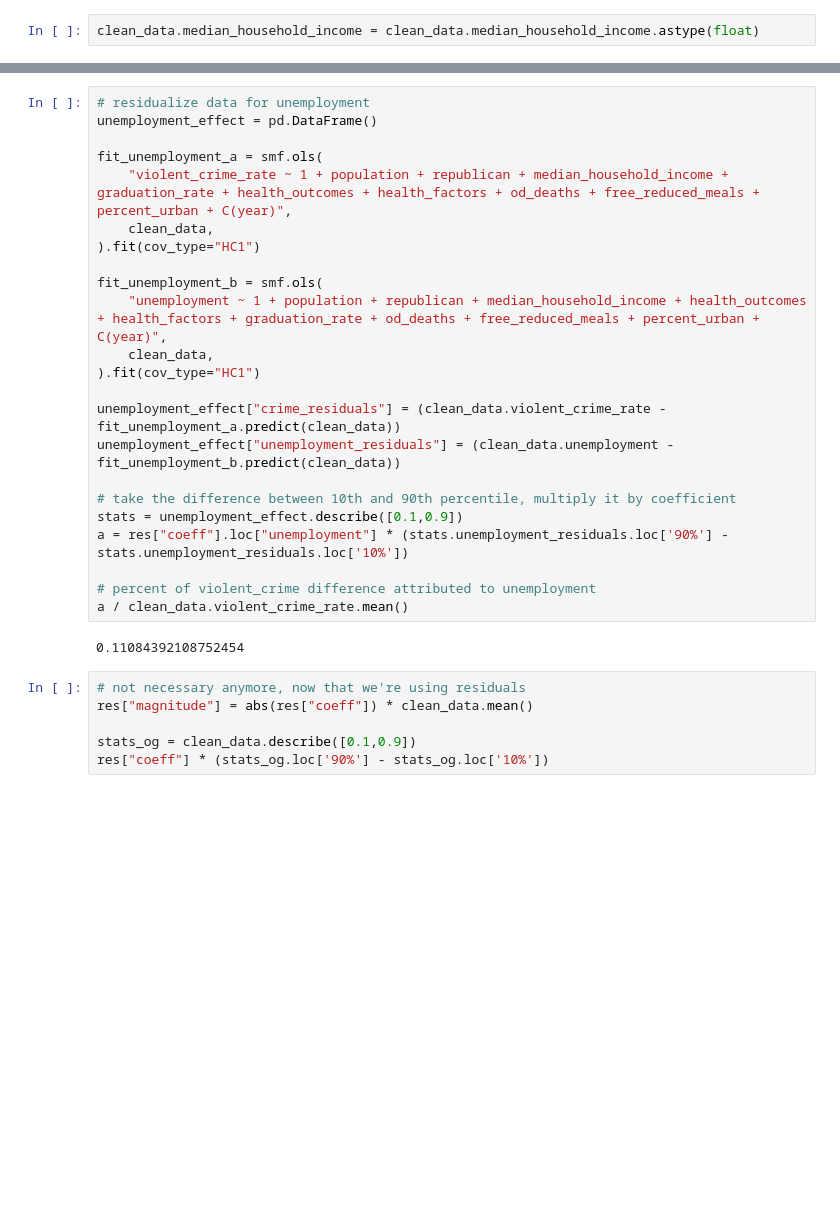
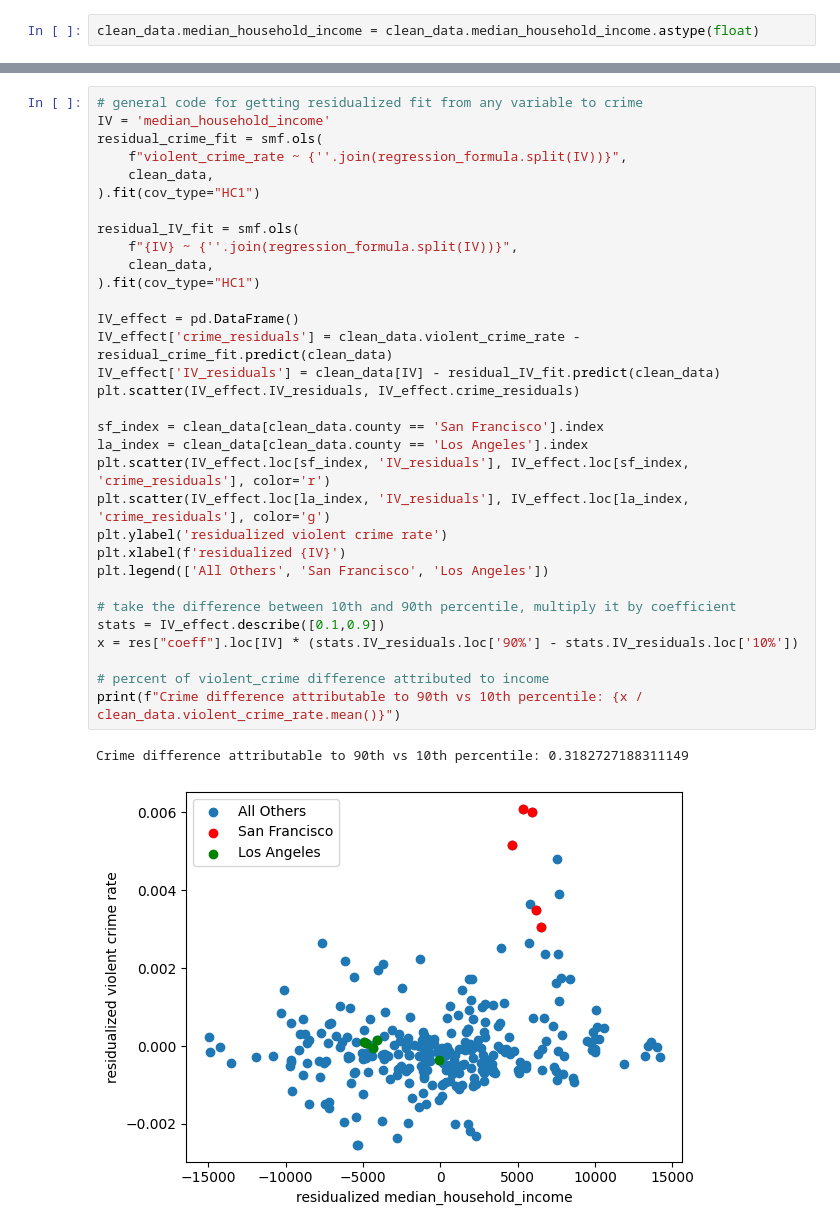
Before and after one commit to stanford-decarceration-collective/stanford-decarceration-collective, a Jupyter notebook: notebooks/crime_correlation/linear_regression_prep.ipynb, the cells around one changed output, grey strips where cells are left out. Cells and saved outputs as stored; diff of their text form; blank space fills up the shorter version.

```diff
--- a/notebooks/crime_correlation/linear_regression_prep.ipynb
+++ b/notebooks/crime_correlation/linear_regression_prep.ipynb
@@ -240,31 +177,35 @@ z / clean_data.violent_crime_rate.mean()
-# %%
-# residualize data for unemployment
-unemployment_effect = pd.DataFrame()
-
-fit_unemployment_a = smf.ols(
-    "violent_crime_rate ~ 1 + population + republican + median_household_income + graduation_rate + health_outcomes + health_factors + od_deaths + free_reduced_meals + percent_urban + C(year)",
-    clean_data,
-).fit(cov_type="HC1")
-
-fit_unemployment_b = smf.ols(
-    "unemployment ~ 1 + population + republican + median_household_income + health_outcomes + health_factors + graduation_rate + od_deaths + free_reduced_meals + percent_urban + C(year)",
-    clean_data,
-).fit(cov_type="HC1")
-
-unemployment_effect["crime_residuals"] = (clean_data.violent_crime_rate - fit_unemployment_a.predict(clean_data))
-unemployment_effect["unemployment_residuals"] = (clean_data.unemployment - fit_unemployment_b.predict(clean_data))
-
-# take the difference between 10th and 90th percentile, multiply it by coefficient
-stats = unemployment_effect.describe([0.1,0.9])
-a = res["coeff"].loc["unemployment"] * (stats.unemployment_residuals.loc['90%'] - stats.unemployment_residuals.loc['10%'])
-
-# percent of violent_crime difference attributed to unemployment
-a / clean_data.violent_crime_rate.mean()
-# %% [output]
-0.11084392108752454
-# %%
-# not necessary anymore, now that we're using residuals
-res["magnitude"] = abs(res["coeff"]) * clean_data.mean()
-
-stats_og = clean_data.describe([0.1,0.9])
-res["coeff"] * (stats_og.loc['90%'] - stats_og.loc['10%'])
+# %%
+# general code for getting residualized fit from any variable to crime
+IV = 'median_household_income'
+residual_crime_fit = smf.ols(
+    f"violent_crime_rate ~ {''.join(regression_formula.split(IV))}",
+    clean_data,
+).fit(cov_type="HC1")
+
+residual_IV_fit = smf.ols(
+    f"{IV} ~ {''.join(regression_formula.split(IV))}",
+    clean_data,
+).fit(cov_type="HC1")
+
+IV_effect = pd.DataFrame()
+IV_effect['crime_residuals'] = clean_data.violent_crime_rate - residual_crime_fit.predict(clean_data)
+IV_effect['IV_residuals'] = clean_data[IV] - residual_IV_fit.predict(clean_data)
+plt.scatter(IV_effect.IV_residuals, IV_effect.crime_residuals)
+
+sf_index = clean_data[clean_data.county == 'San Francisco'].index
+la_index = clean_data[clean_data.county == 'Los Angeles'].index
+plt.scatter(IV_effect.loc[sf_index, 'IV_residuals'], IV_effect.loc[sf_index, 'crime_residuals'], color='r')
+plt.scatter(IV_effect.loc[la_index, 'IV_residuals'], IV_effect.loc[la_index, 'crime_residuals'], color='g')
+plt.ylabel('residualized violent crime rate')
+plt.xlabel(f'residualized {IV}')
+plt.legend(['All Others', 'San Francisco', 'Los Angeles'])
+
+# take the difference between 10th and 90th percentile, multiply it by coefficient
+stats = IV_effect.describe([0.1,0.9])
+x = res["coeff"].loc[IV] * (stats.IV_residuals.loc['90%'] - stats.IV_residuals.loc['10%'])
+
+# percent of violent_crime difference attributed to income
+print(f"Crime difference attributable to 90th vs 10th percentile: {x / clean_data.violent_crime_rate.mean()}")
+# %% [output]
+Crime difference attributable to 90th vs 10th percentile: 0.3182727188311149
+[figure, added]
```
Also changed, not shown: parts of 11 cells of this notebook.
